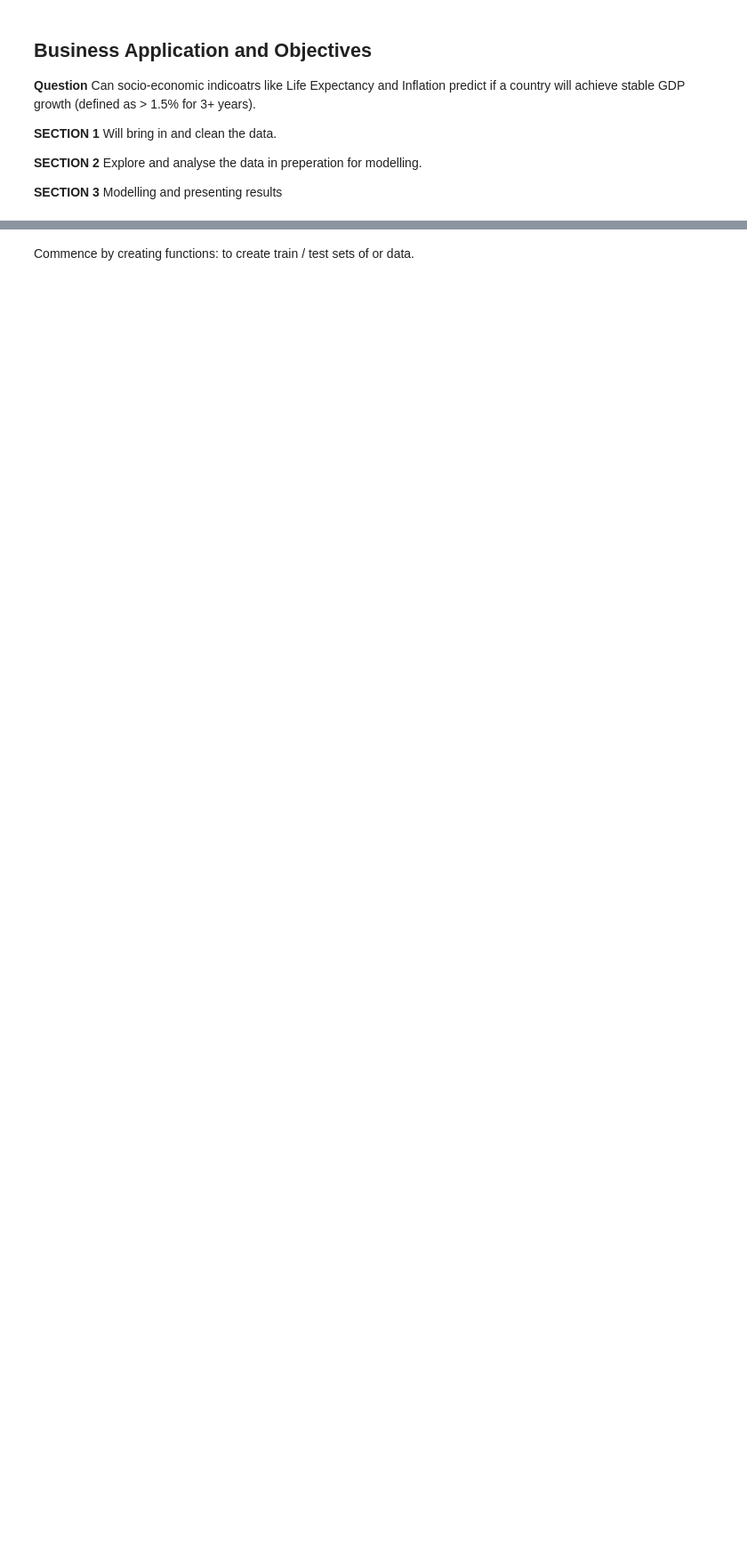
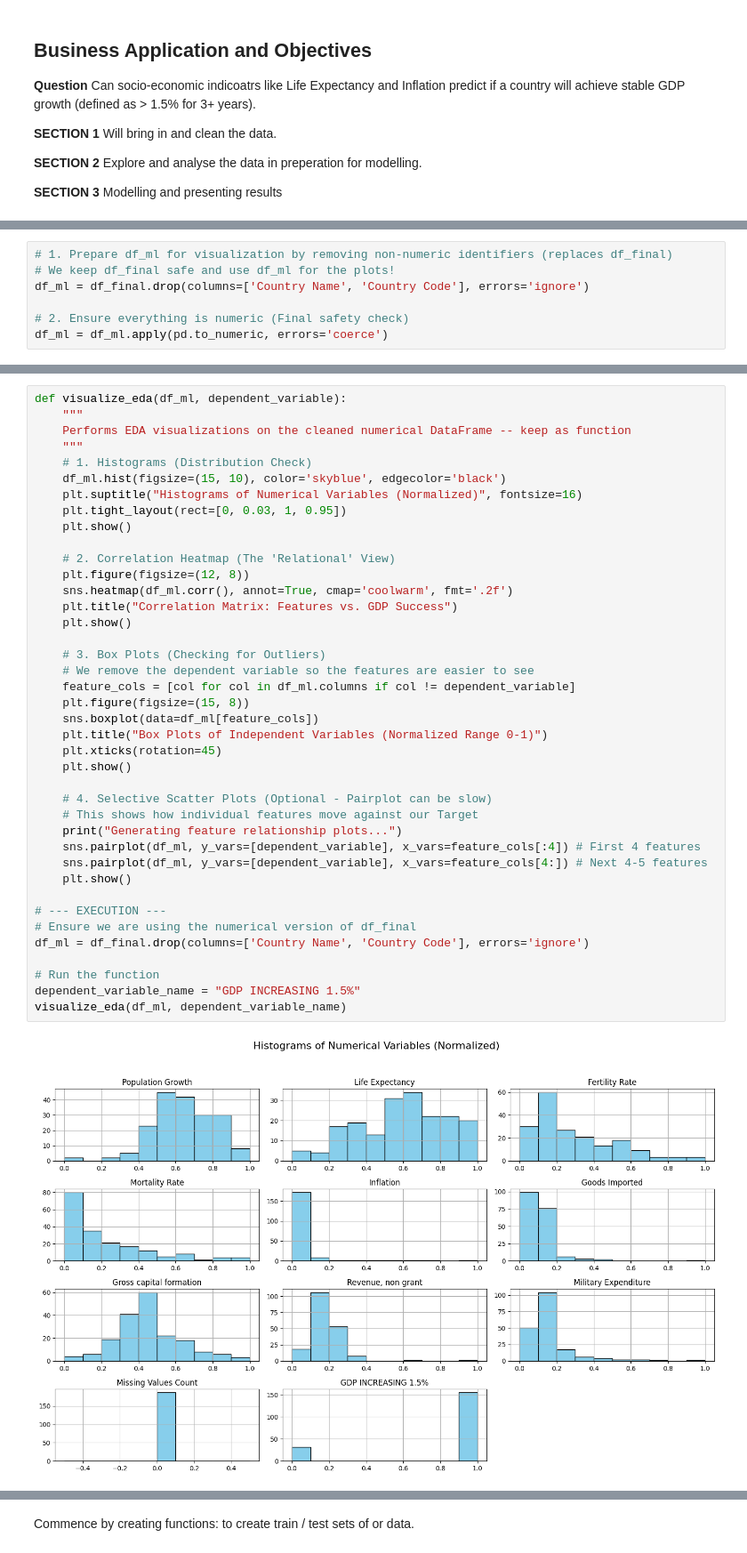
Before and after one commit to adamskirees/Worldbank_ML_Blog, a Jupyter notebook: data.ipynb, the cells around one changed output, grey strips where cells are left out. Shown at 89% size. Drawn from its saved outputs; the diff is of its cells as text; blank space fills up the shorter version.

```diff
--- a/data.ipynb
+++ b/data.ipynb
@@ -557,0 +337,7 @@ There is a lack of linear / straight-line correlation. Due to this nature, a **D
+# %%
+# 1. Prepare df_ml for visualization by removing non-numeric identifiers (replaces df_final)
+# We keep df_final safe and use df_ml for the plots!
+df_ml = df_final.drop(columns=['Country Name', 'Country Code'], errors='ignore')
+
+# 2. Ensure everything is numeric (Final safety check)
+df_ml = df_ml.apply(pd.to_numeric, errors='coerce')
@@ -557,0 +351,42 @@ There is a lack of linear / straight-line correlation. Due to this nature, a **D
+# %%
+def visualize_eda(df_ml, dependent_variable):
+    """
+    Performs EDA visualizations on the cleaned numerical DataFrame -- keep as function
+    """
+    # 1. Histograms (Distribution Check)
+    df_ml.hist(figsize=(15, 10), color='skyblue', edgecolor='black')
+    plt.suptitle("Histograms of Numerical Variables (Normalized)", fontsize=16)
+    plt.tight_layout(rect=[0, 0.03, 1, 0.95])
+    plt.show()
+
+    # 2. Correlation Heatmap (The 'Relational' View)
+    plt.figure(figsize=(12, 8))
+    sns.heatmap(df_ml.corr(), annot=True, cmap='coolwarm', fmt='.2f')
+    plt.title("Correlation Matrix: Features vs. GDP Success")
+    plt.show()
+
+    # 3. Box Plots (Checking for Outliers)
+    # We remove the dependent variable so the features are easier to see
+    feature_cols = [col for col in df_ml.columns if col != dependent_variable]
+    plt.figure(figsize=(15, 8))
+    sns.boxplot(data=df_ml[feature_cols])
+    plt.title("Box Plots of Independent Variables (Normalized Range 0-1)")
+    plt.xticks(rotation=45)
+    plt.show()
+
+    # 4. Selective Scatter Plots (Optional - Pairplot can be slow)
+    # This shows how individual features move against our Target
+    print("Generating feature relationship plots...")
+    sns.pairplot(df_ml, y_vars=[dependent_variable], x_vars=feature_cols[:4]) # First 4 features
+    sns.pairplot(df_ml, y_vars=[dependent_variable], x_vars=feature_cols[4:]) # Next 4-5 features
+    plt.show()
+
+# --- EXECUTION ---
+# Ensure we are using the numerical version of df_final
+df_ml = df_final.drop(columns=['Country Name', 'Country Code'], errors='ignore')
+
+# Run the function
+dependent_variable_name = "GDP INCREASING 1.5%"
+visualize_eda(df_ml, dependent_variable_name)
+# %% [output]
+[figure, added]
```
Also changed, not shown: parts of 83 cells of this notebook, 1 other file.
